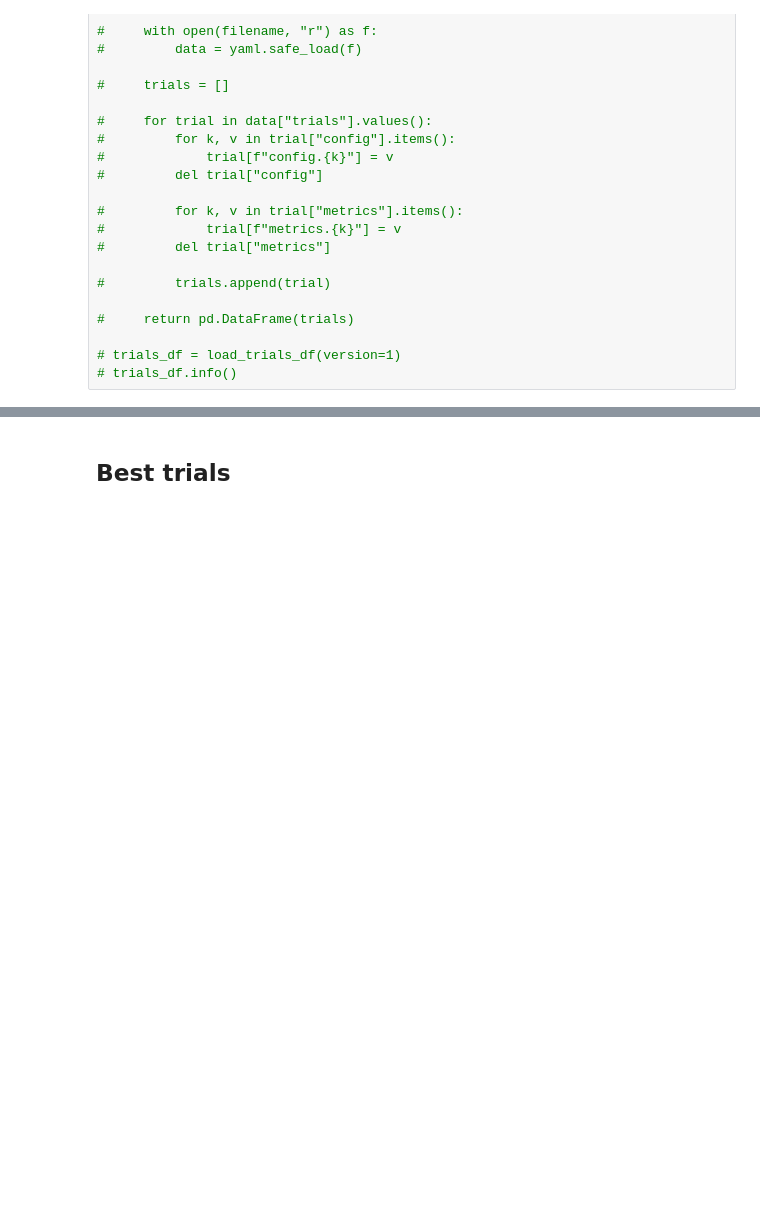
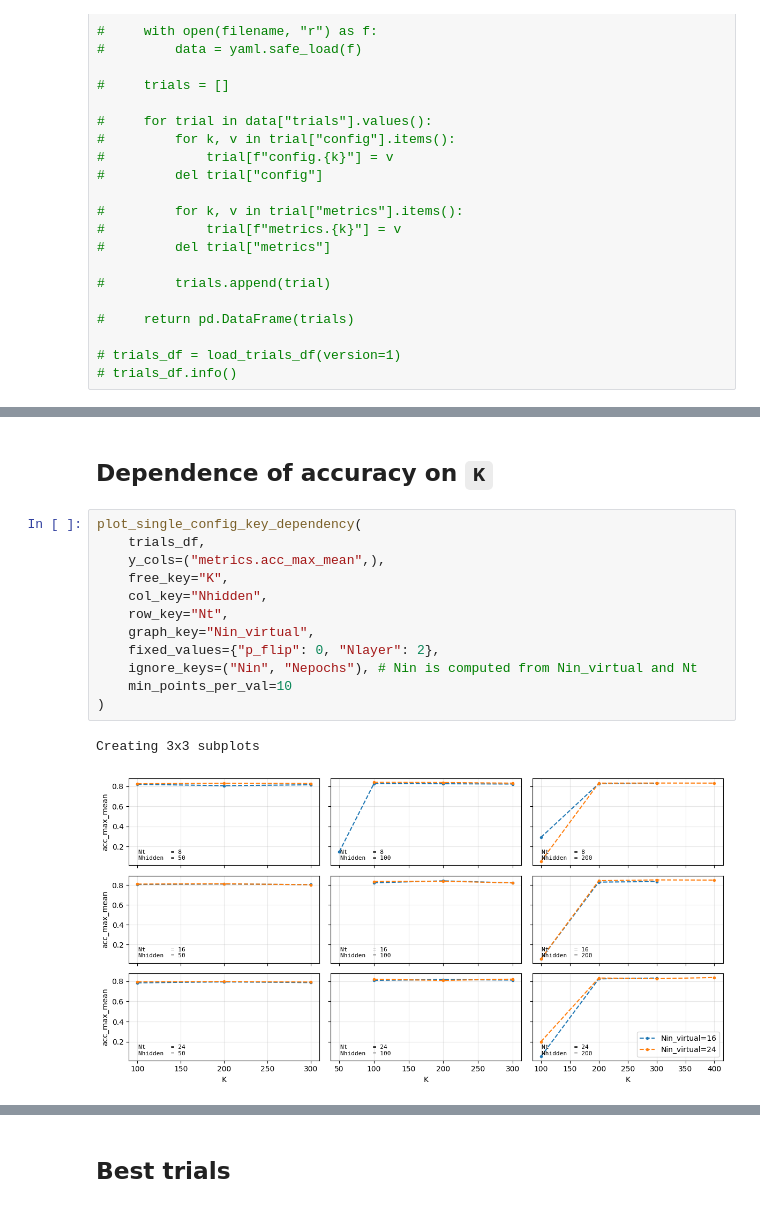
Before and after one commit to carlowenig/spikegd-carlo, a Jupyter notebook: experiments/heidelberg/analyze_grid_results.ipynb, the cells around one changed output, grey strips where cells are left out. Drawn from its saved outputs; the diff is of its cells as text; blank space fills up the shorter version.

```diff
--- a/experiments/heidelberg/analyze_grid_results.ipynb
+++ b/experiments/heidelberg/analyze_grid_results.ipynb
@@ -127,0 +253,17 @@ AttributeError: '' is not a valid function for 'DataFrameGroupBy' object
+# %% [markdown]
+## Dependence of accuracy on `K`
+# %%
+plot_single_config_key_dependency(
+    trials_df,
+    y_cols=("metrics.acc_max_mean",),
+    free_key="K",
+    col_key="Nhidden",
+    row_key="Nt",
+    graph_key="Nin_virtual",
+    fixed_values={"p_flip": 0, "Nlayer": 2},
+    ignore_keys=("Nin", "Nepochs"), # Nin is computed from Nin_virtual and Nt
+    min_points_per_val=10
+)
+# %% [output]
+Creating 3x3 subplots
+[figure, added]
```
Also changed, not shown: parts of 11 cells of this notebook.
